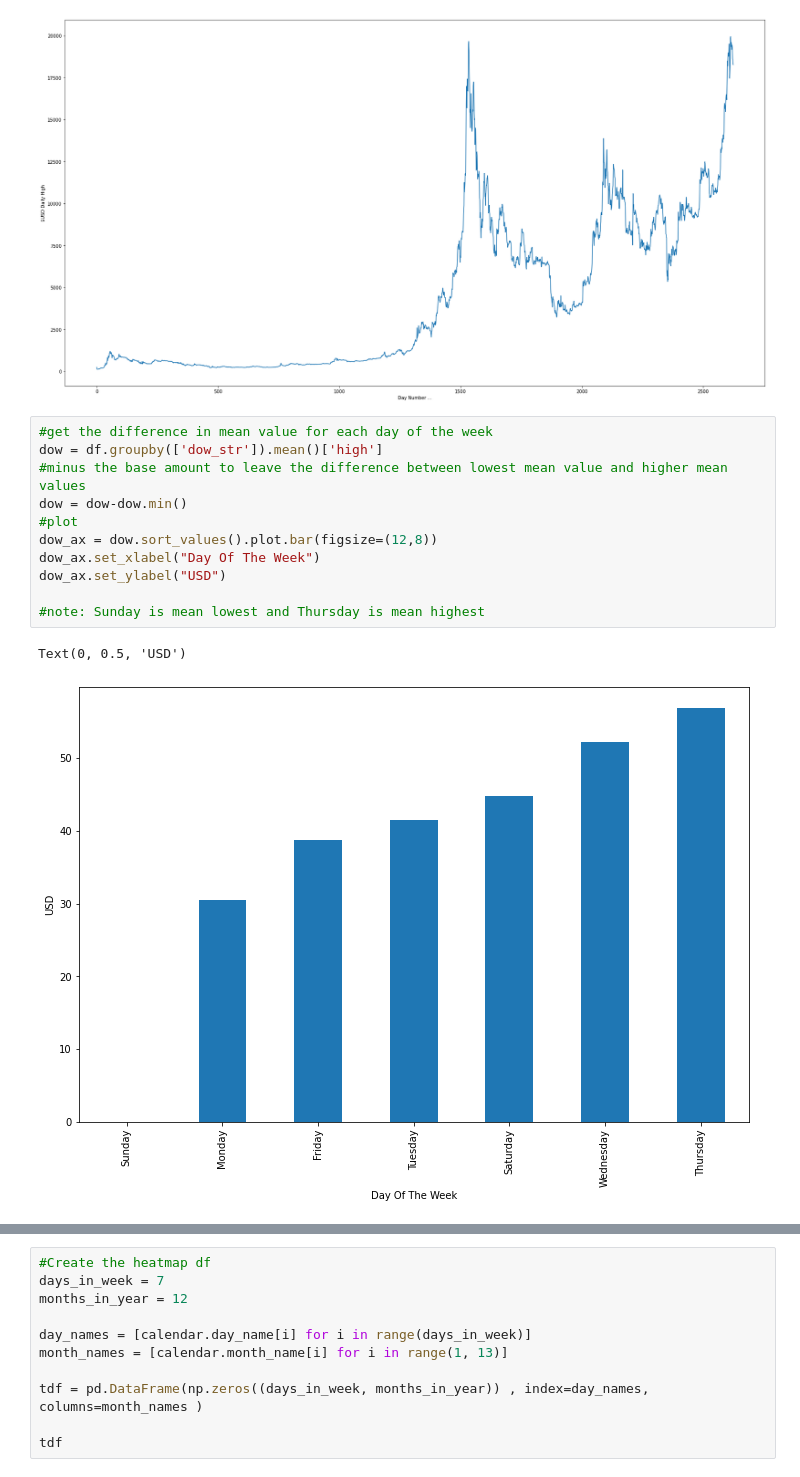
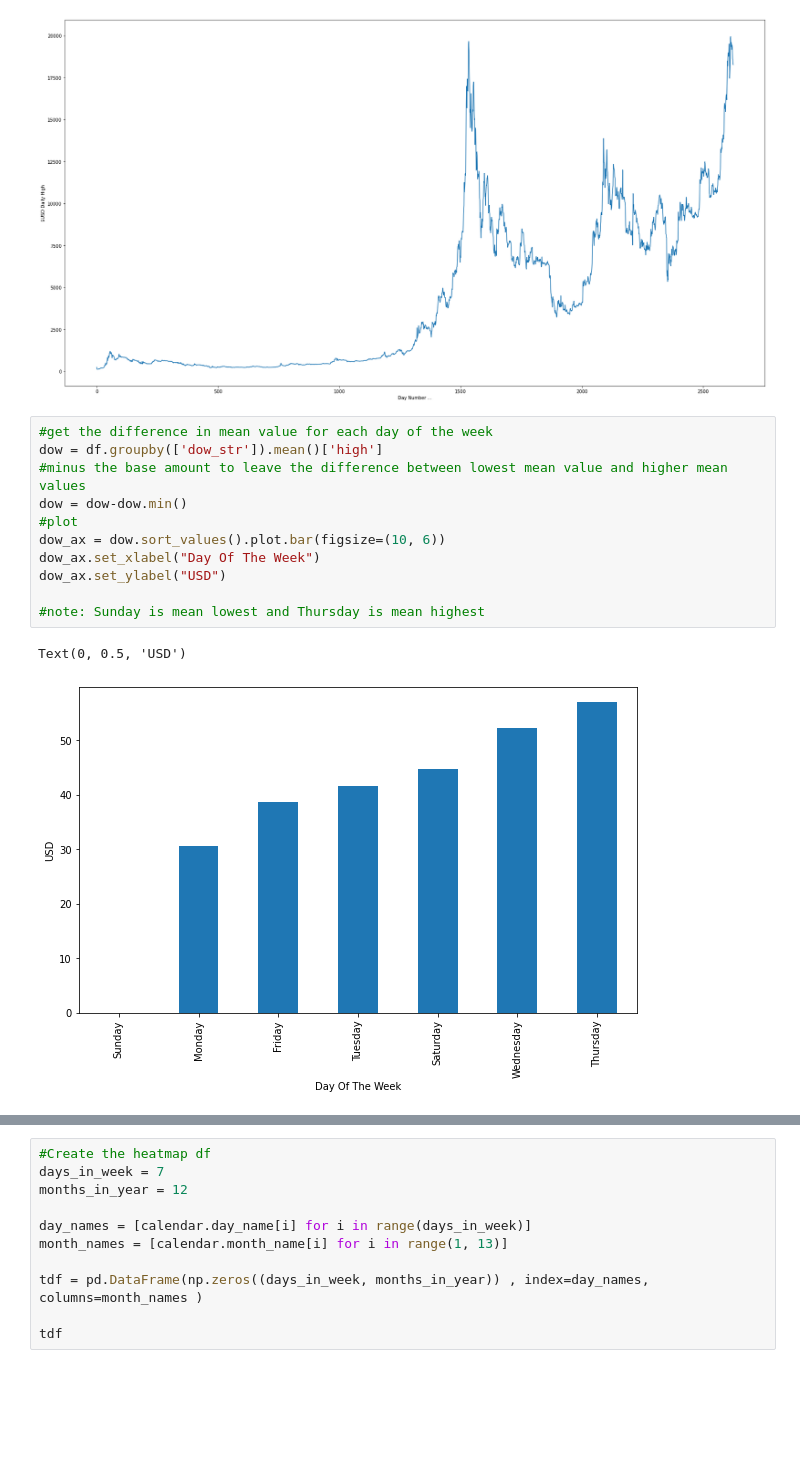
Before and after one commit to AxleMaxGit/python-data-science-projects, a Jupyter notebook: python-crypto-btc-analysis/price.ipynb, the cells around one changed output, grey strips where cells are left out. Drawn from its saved outputs; the diff is of its cells as text; blank space fills up the shorter version.

```diff
--- a/python-crypto-btc-analysis/price.ipynb
+++ b/python-crypto-btc-analysis/price.ipynb
@@ -101,14 +101,14 @@ Text(0, 0.5, '$USD Daily High')
 # %%
 #get the difference in mean value for each day of the week
 dow = df.groupby(['dow_str']).mean()['high']
 #minus the base amount to leave the difference between lowest mean value and higher mean values
 dow = dow-dow.min()
 #plot
-dow_ax = dow.sort_values().plot.bar(figsize=(12,8))
+dow_ax = dow.sort_values().plot.bar(figsize=(10, 6))
 dow_ax.set_xlabel("Day Of The Week")
 dow_ax.set_ylabel("USD")
 
 #note: Sunday is mean lowest and Thursday is mean highest
 # %% [output]
 Text(0, 0.5, 'USD')
-[figure, old version]
+[figure, new version]
```
Also changed, not shown: parts of 2 cells of this notebook.
